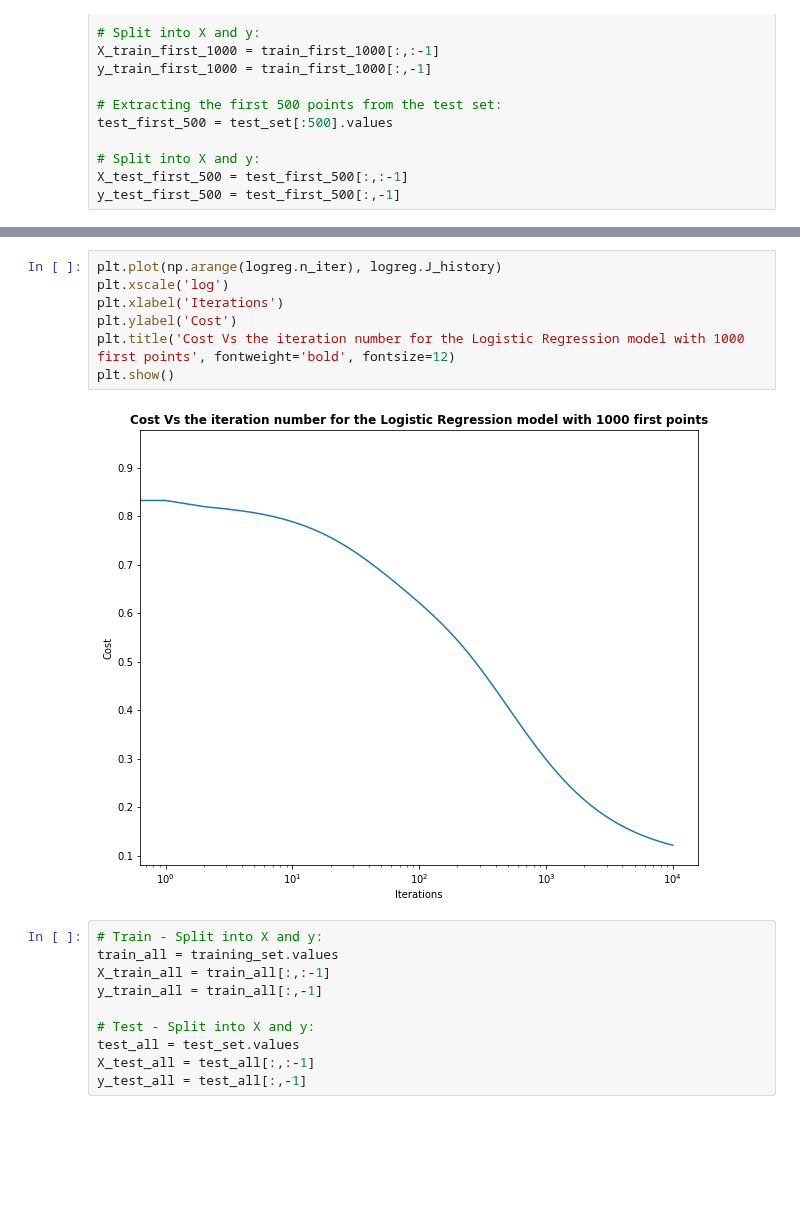
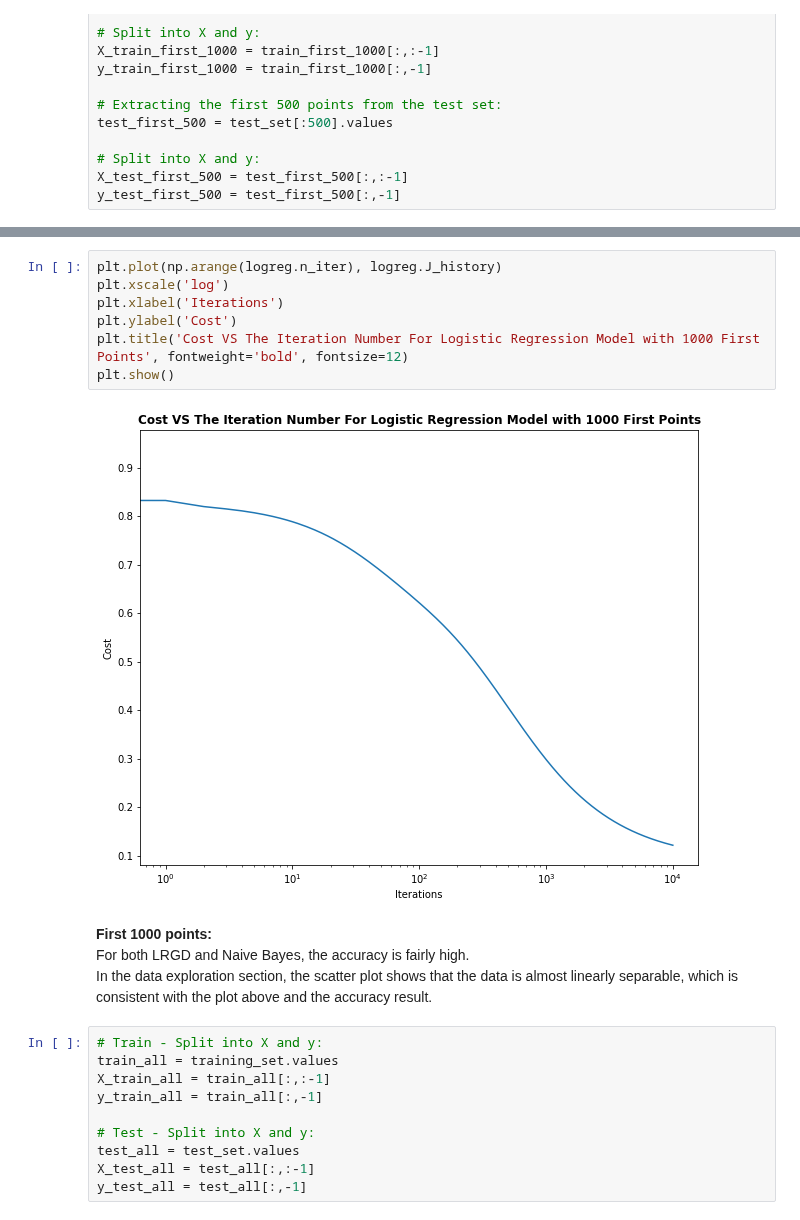
Before and after one commit to Oren-Ben/IDC, a Jupyter notebook: machine_learning/hw4/HW4 204079453_205714447.ipynb, the cells around one changed output, grey strips where cells are left out. Saved outputs shown, nothing was run; the diff lists cells and outputs as text; blank space fills up the shorter version.

```diff
--- a/machine_learning/hw4/HW4 204079453_205714447.ipynb
+++ b/machine_learning/hw4/HW4 204079453_205714447.ipynb
@@ -802,12 +964,16 @@ plt.show()
 # %%
 plt.plot(np.arange(logreg.n_iter), logreg.J_history)
 plt.xscale('log')
 plt.xlabel('Iterations')
 plt.ylabel('Cost')
-plt.title('Cost Vs the iteration number for the Logistic Regression model with 1000 first points', fontweight='bold', fontsize=12)
+plt.title('Cost VS The Iteration Number For Logistic Regression Model with 1000 First Points', fontweight='bold', fontsize=12)
 plt.show()
 # %% [output]
-[figure, old version]
+[figure, new version]
+# %% [markdown]
+<b>First 1000 points:</b>
+<br>For both LRGD and Naive Bayes, the accuracy is fairly high.
+<br>In the data exploration section, the scatter plot shows that the data is almost linearly separable, which is consistent with the plot above and the accuracy result.
 # %%
 # Train - Split into X and y:
 train_all = training_set.values
```
Also changed, not shown: parts of 38 cells of this notebook.
